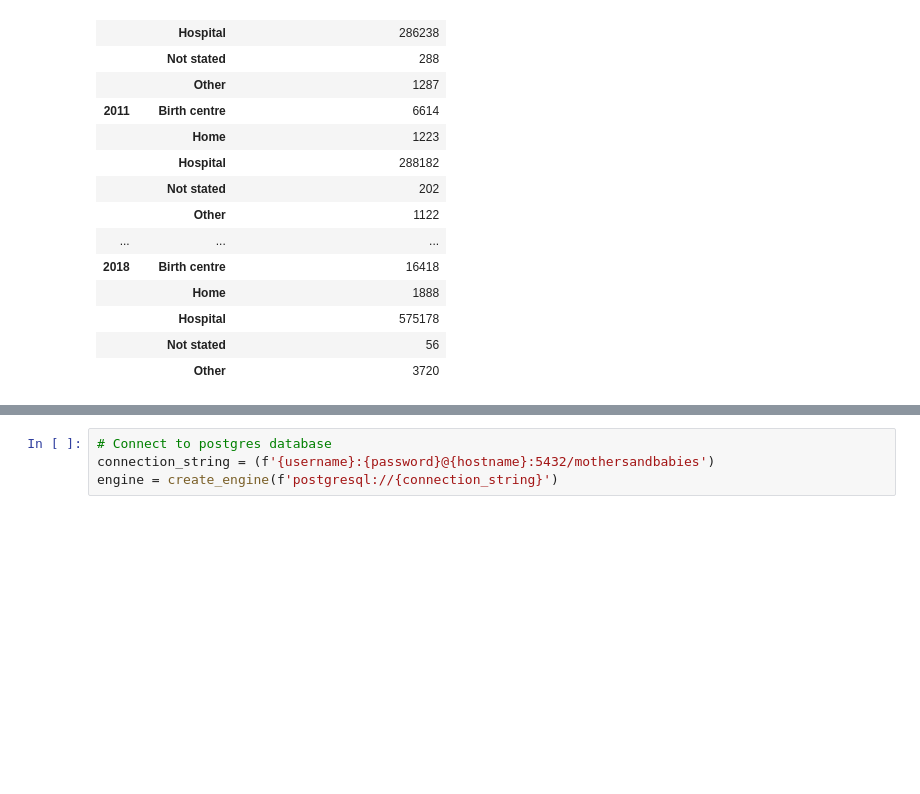
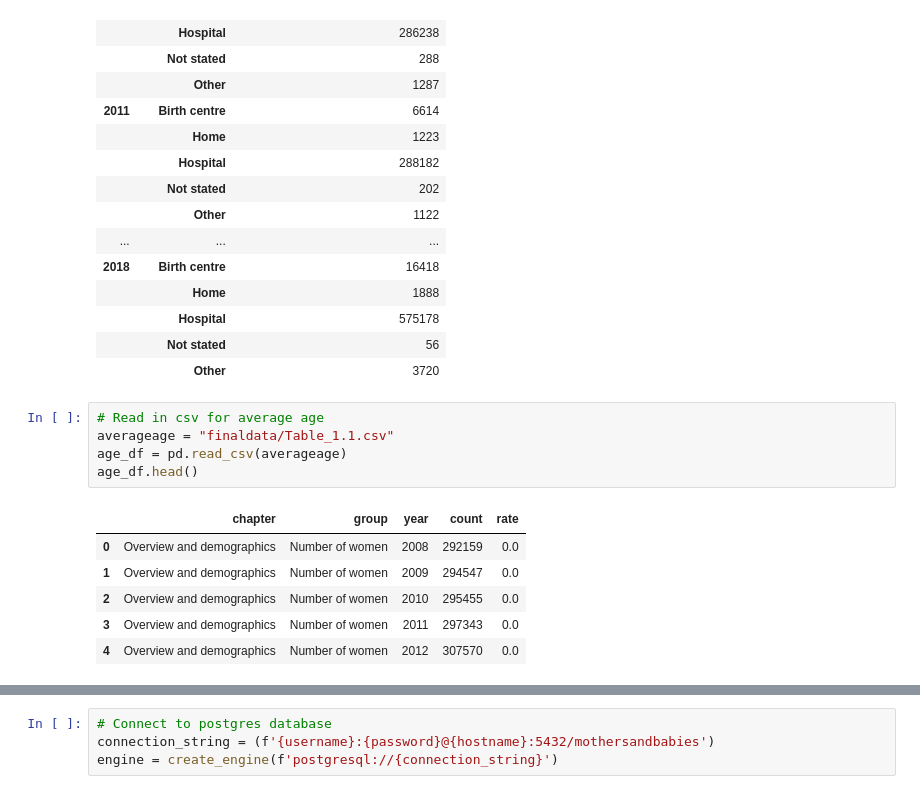
Before and after one commit to KirstieMcCown/finalproject, a Jupyter notebook: data_cleaning/mothers.ipynb, the cells around one changed output, grey strips where cells are left out. Cells and saved outputs as stored; diff of their text form; blank space fills up the shorter version.

```diff
--- a/data_cleaning/mothers.ipynb
+++ b/data_cleaning/mothers.ipynb
@@ -675,3 +613,15 @@ countofbirthplace_df
 |  | Hospital | 575178 |
 |  | Not stated | 56 |
 |  | Other | 3720 |
+# %%
+# Read in csv for average age
+averageage = "finaldata/Table_1.1.csv"
+age_df = pd.read_csv(averageage)
+age_df.head()
+# %% [output]
+|  | chapter | group | year | count | rate |
+| 0 | Overview and demographics | Number of women | 2008 | 292159 | 0.0 |
+| 1 | Overview and demographics | Number of women | 2009 | 294547 | 0.0 |
+| 2 | Overview and demographics | Number of women | 2010 | 295455 | 0.0 |
+| 3 | Overview and demographics | Number of women | 2011 | 297343 | 0.0 |
+| 4 | Overview and demographics | Number of women | 2012 | 307570 | 0.0 |
```
Also changed, not shown: parts of 7 cells of this notebook, 6 other files.
